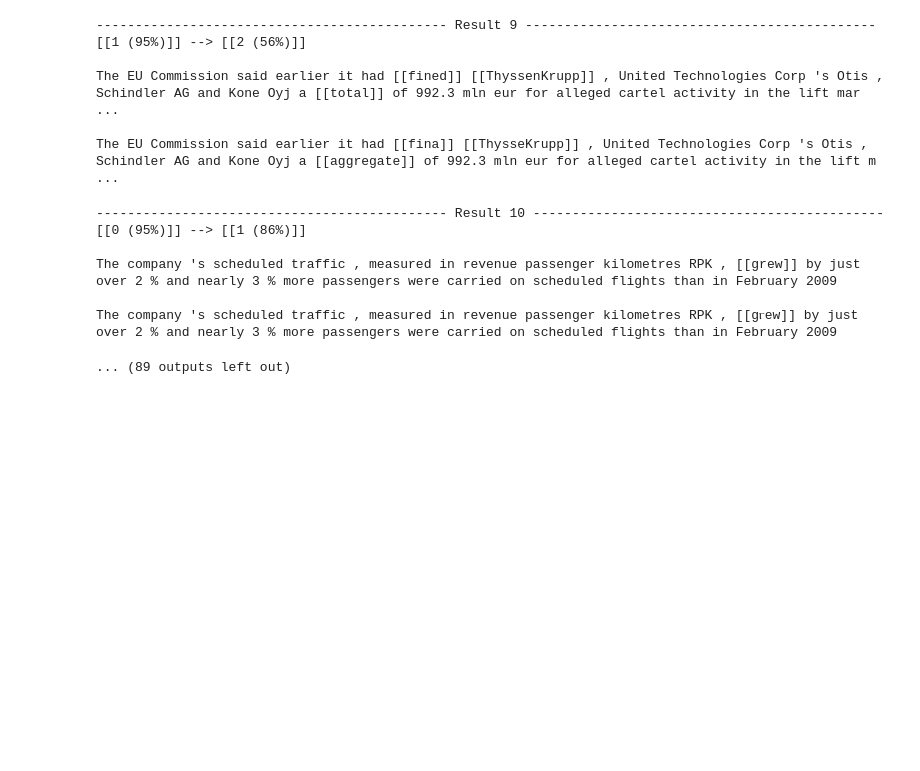
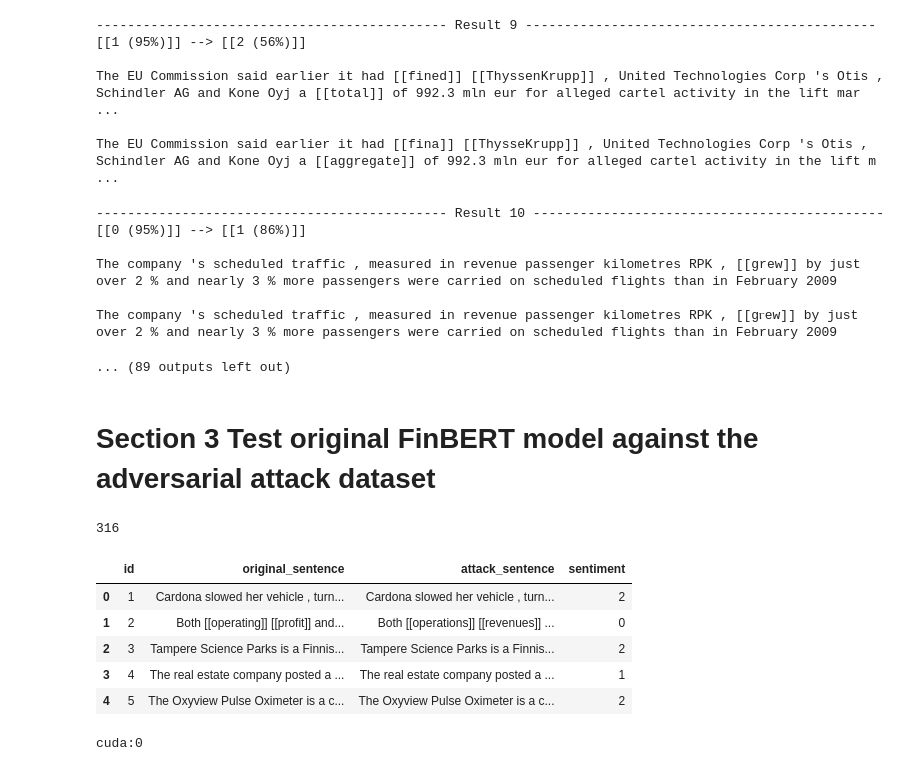
Before and after one commit to yw7vvAW611/CS269GroupProject, a Jupyter notebook: AdversarialAttackFinBERT.ipynb, the cells around one changed output. Saved outputs shown, nothing was run; the diff lists cells and outputs as text; code cells hidden in the pictures; blank space fills up the shorter version.

```diff
--- a/AdversarialAttackFinBERT.ipynb
+++ b/AdversarialAttackFinBERT.ipynb
@@ -768,3 +768,29 @@ The company 's scheduled traffic , measured in revenue passenger kilometres RPK
 
 The company 's scheduled traffic , measured in revenue passenger kilometres RPK , [[gⲅew]] by just over 2 % and nearly 3 % more passengers were carried on scheduled flights than in February 2009
 ... (89 outputs left out)
+# %% [markdown]
+# Section 3 Test original FinBERT model against the adversarial attack dataset
+# %%
+from dataclasses import replace
+import pandas
+import numpy as np
+
+
+# augmented_fpb100_df = pandas.read_csv("test.csv", sep="\t")
+
+augmented_fpb100_df = pandas.read_csv("semantic_attack_examples.csv")
+
+fpb100_array = np.array(augmented_fpb100_df)
+fpb100_list = list(fpb100_array[:, 2])
+fpb100_list = [ s.replace("[", "") for s in fpb100_list]
+fpb100_list = [ s.replace("]", "") for s in fpb100_list]
+print(len(fpb100_list))
+augmented_fpb100_df.head(5)
+# %% [output]
+316
+|  | id | original_sentence | attack_sentence | sentiment |
+| 0 | 1 | Cardona slowed her vehicle , turn... | Cardona slowed her vehicle , turn... | 2 |
+| 1 | 2 | Both [[operating]] [[profit]] and... | Both [[operations]] [[revenues]] ... | 0 |
+| 2 | 3 | Tampere Science Parks is a Finnis... | Tampere Science Parks is a Finnis... | 2 |
+| 3 | 4 | The real estate company posted a ... | The real estate company posted a ... | 1 |
+| 4 | 5 | The Oxyview Pulse Oximeter is a c... | The Oxyview Pulse Oximeter is a c... | 2 |
@@ -770,0 +802,12 @@ The company 's scheduled traffic , measured in revenue passenger kilometres RPK
+# %%
+import torch
+
+if torch.cuda.is_available():
+    device = torch.device("cuda:0")
+else:
+    device = torch.device("cpu")
+
+print(device)
+torch.cuda.empty_cache()
+# %% [output]
+cuda:0
```
Also changed, not shown: parts of 10 cells of this notebook.
